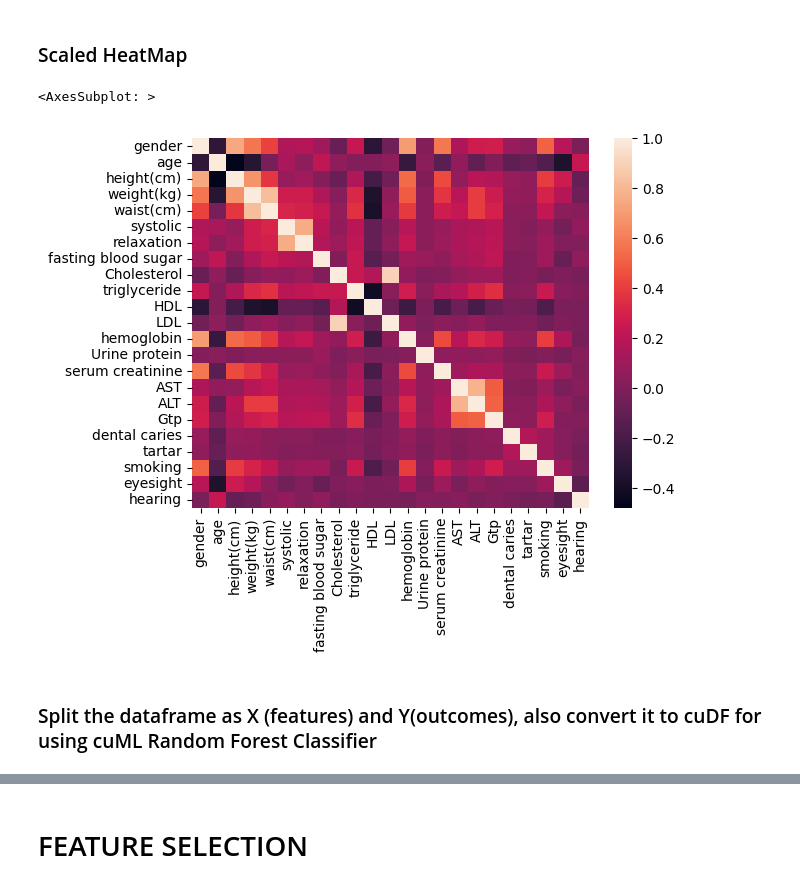
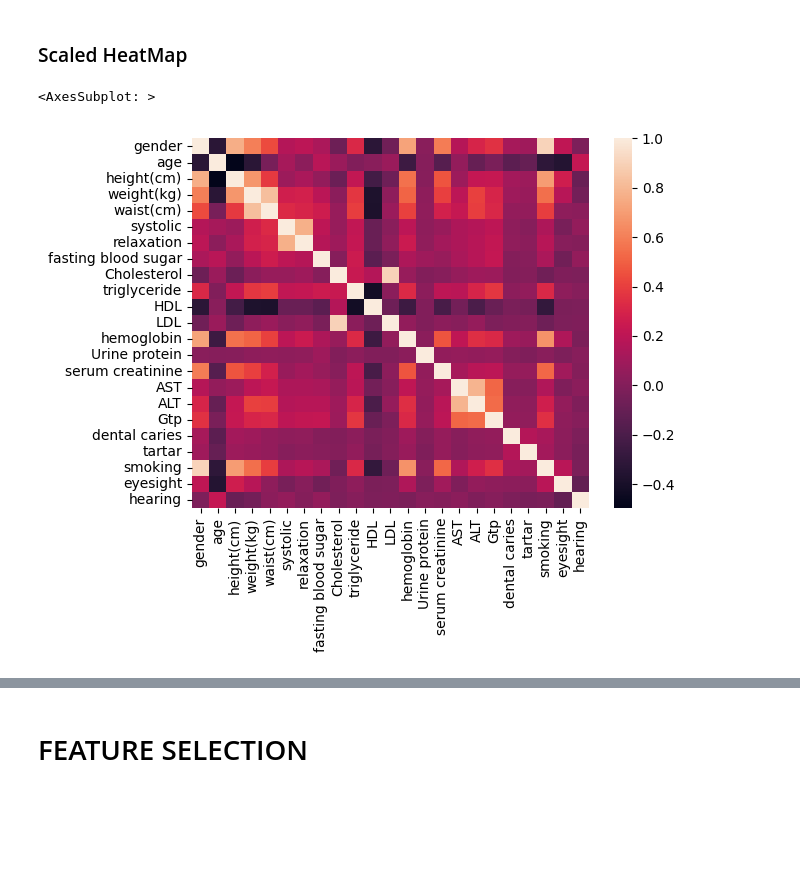
Before and after one commit to AtesBurak1/Ceng-474-Final, a Jupyter notebook: Smoking.ipynb, the cells around one changed output, grey strips where cells are left out. Cells and saved outputs as stored; diff of their text form; code cells hidden in the pictures; blank space fills up the shorter version.

```diff
--- a/Smoking.ipynb
+++ b/Smoking.ipynb
@@ -114,18 +114,14 @@ def split_data():
   test_zero_label = (temp_df['smoking'] == 0).sum()
   test_one_label = df.shape[0] - test_zero_label
   print(test_one_label, test_zero_label)
-  test_zero_label = test_zero_label - test_one_label
+  test_zero_label = test_zero_label - test_one_label + 128
 
   counter_0 = int(test_zero_label/128)
   count = 0
-  count1 = 0
   print(counter_0)
   index_0 = 0
-  index_1 = 0
   quarter_for_0 = 1
-  quarter_for_1 = 1
   lenght = temp_df.shape[0]
-  j = 1
   while (quarter_for_0 != 128) and (index_0 < lenght):
       if index_0 < lenght:
          row_0 = temp_df.iloc[[index_0]]
@@ -136,14 +132,14 @@ def split_data():
 
       if counter_0 == 0:
          counter_0 = int(test_zero_label/128)
-         index_0 = int(lenght/128 * quarter_for_0)
+         if index_0 < int(lenght/128 * quarter_for_0):
+            index_0 = int(lenght/128 * quarter_for_0)
          quarter_for_0 += 1
 
       index_0+=1
-  rows_to_move = temp_df.iloc[rows_for_test]
-
   # Deleting the extracted rows from temp_df
   train = temp_df.drop(temp_df.index[rows_for_test])
+  print((train['smoking'] == 0).sum(), train.shape[0] - (train['smoking'] == 0).sum())
 
   return train
 
@@ -217,11 +197,8 @@ KeyError: 'smoking'
 ### Scaled HeatMap
 # %%
 #HeatMap
-########################################DÜZELTİECEK
-corelation=df.corr()
+corelation=new_df.corr()
 sns.heatmap(corelation)
 # %% [output]
 <AxesSubplot: >
-[figure, old version]
+[figure, new version]
-# %% [markdown]
-### Split the dataframe as X (features) and Y(outcomes), also convert it to cuDF for using cuML Random Forest Classifier
```
Also changed, not shown: parts of 21 cells of this notebook.
